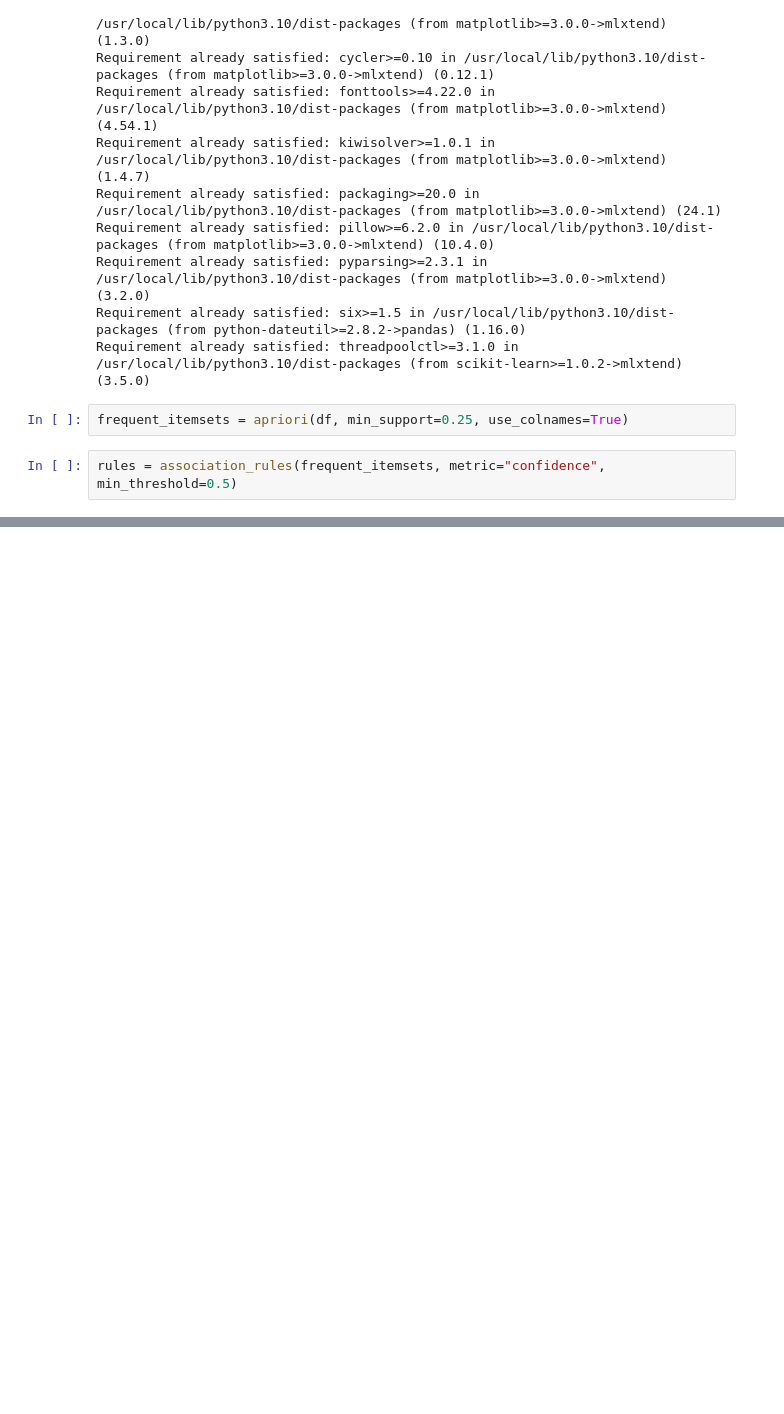
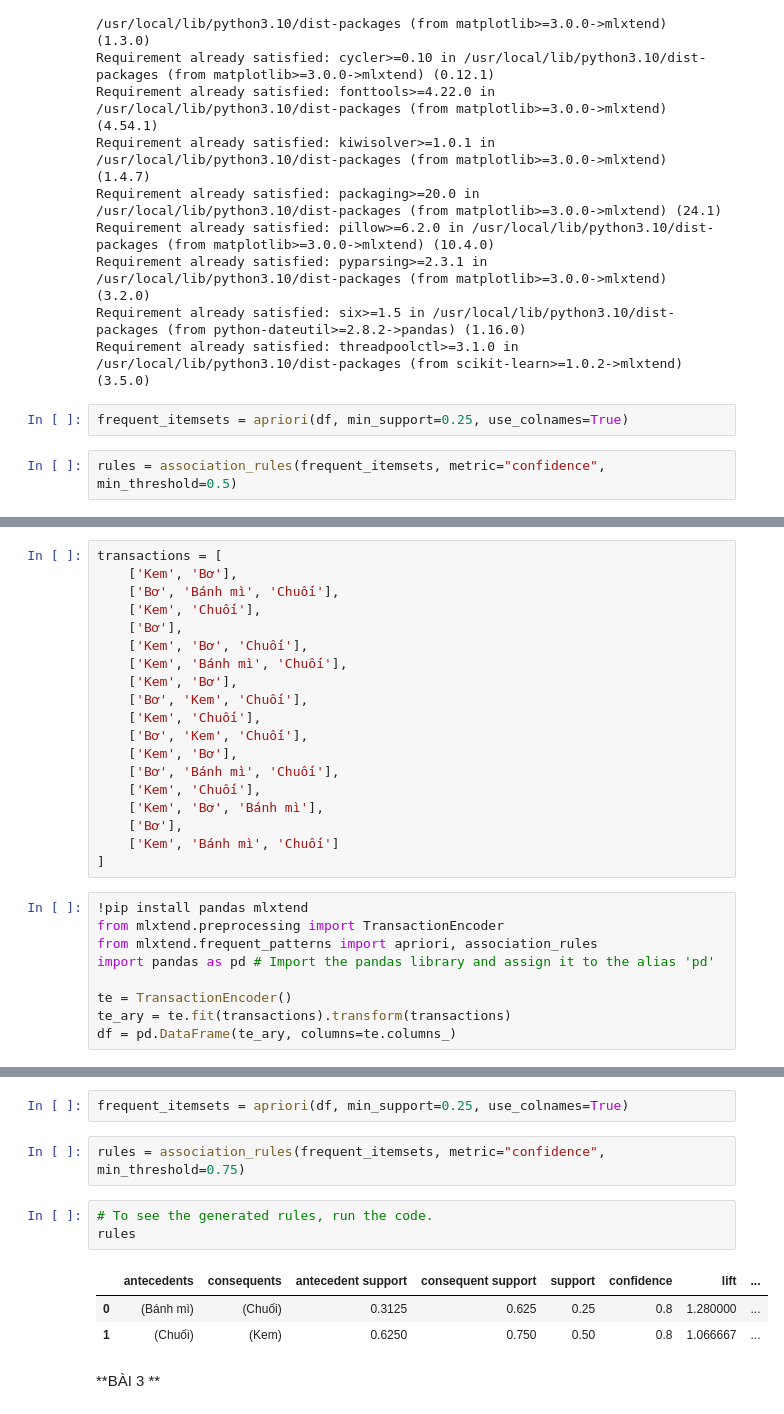
Before and after one commit to Theanh130124/DataMining_Colab, a Jupyter notebook: Buoi3_LuatKetHop_TrenLop.ipynb, the cells around one changed output, grey strips where cells are left out. Saved outputs shown, nothing was run; the diff lists cells and outputs as text; blank space fills up the shorter version.

```diff
--- a/Buoi3_LuatKetHop_TrenLop.ipynb
+++ b/Buoi3_LuatKetHop_TrenLop.ipynb
@@ -71,0 +76,28 @@ rules
+# %%
+transactions = [
+    ['Kem', 'Bơ'],
+    ['Bơ', 'Bánh mì', 'Chuối'],
+    ['Kem', 'Chuối'],
+    ['Bơ'],
+    ['Kem', 'Bơ', 'Chuối'],
+    ['Kem', 'Bánh mì', 'Chuối'],
+    ['Kem', 'Bơ'],
+    ['Bơ', 'Kem', 'Chuối'],
+    ['Kem', 'Chuối'],
+    ['Bơ', 'Kem', 'Chuối'],
+    ['Kem', 'Bơ'],
+    ['Bơ', 'Bánh mì', 'Chuối'],
+    ['Kem', 'Chuối'],
+    ['Kem', 'Bơ', 'Bánh mì'],
+    ['Bơ'],
+    ['Kem', 'Bánh mì', 'Chuối']
+]
+# %%
+!pip install pandas mlxtend
+from mlxtend.preprocessing import TransactionEncoder
+from mlxtend.frequent_patterns import apriori, association_rules
+import pandas as pd # Import the pandas library and assign it to the alias 'pd'
+
+te = TransactionEncoder()
+te_ary = te.fit(transactions).transform(transactions)
+df = pd.DataFrame(te_ary, columns=te.columns_)
@@ -71,0 +124,13 @@ rules
+# %%
+frequent_itemsets = apriori(df, min_support=0.25, use_colnames=True)
+# %%
+rules = association_rules(frequent_itemsets, metric="confidence", min_threshold=0.75)
+# %%
+# To see the generated rules, run the code.
+rules
+# %% [output]
+|  | antecedents | consequents | antecedent support | consequent support | support | confidence | lift | ... |
+| 0 | (Bánh mì) | (Chuối) | 0.3125 | 0.625 | 0.25 | 0.8 | 1.280000 | ... |
+| 1 | (Chuối) | (Kem) | 0.6250 | 0.750 | 0.50 | 0.8 | 1.066667 | ... |
+# %% [markdown]
+**BÀI 3 **
```
Also changed, not shown: parts of 15 cells of this notebook.
